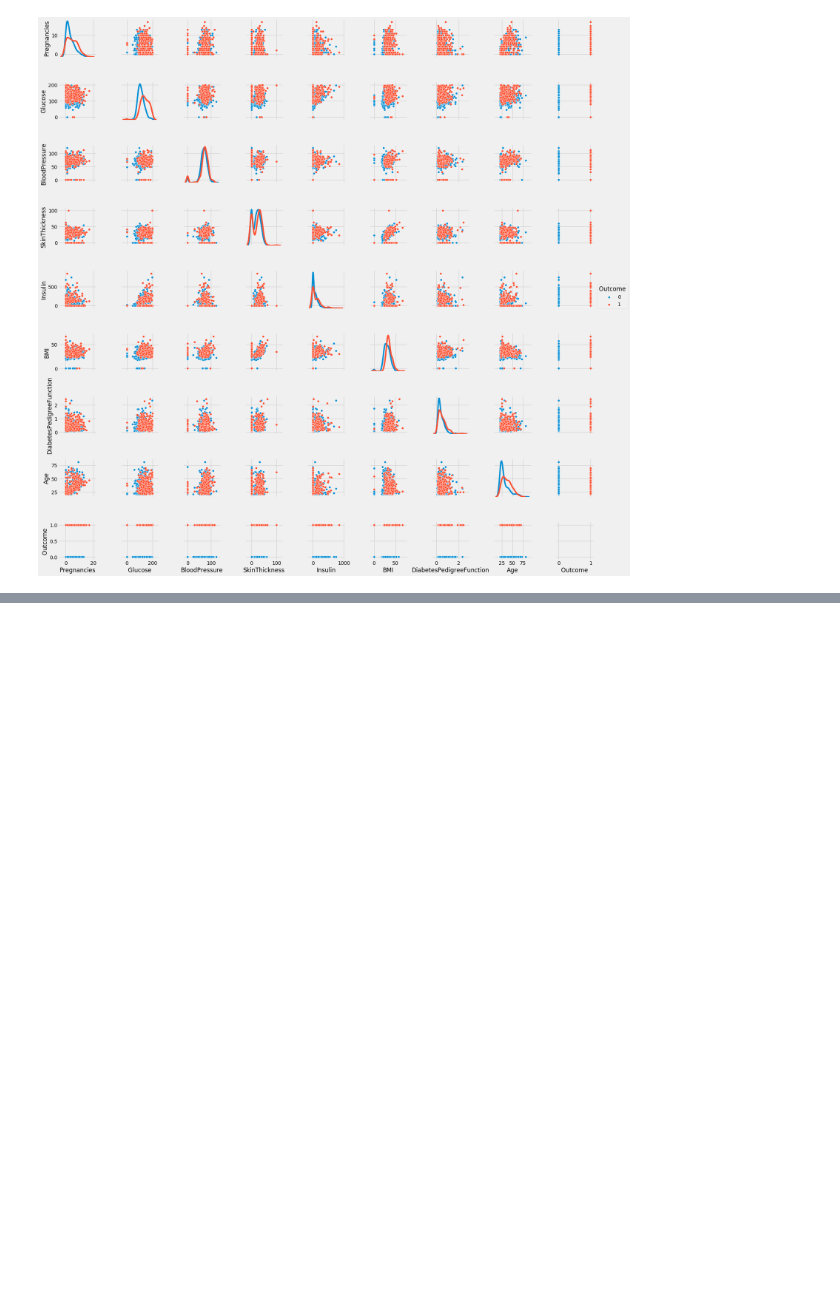
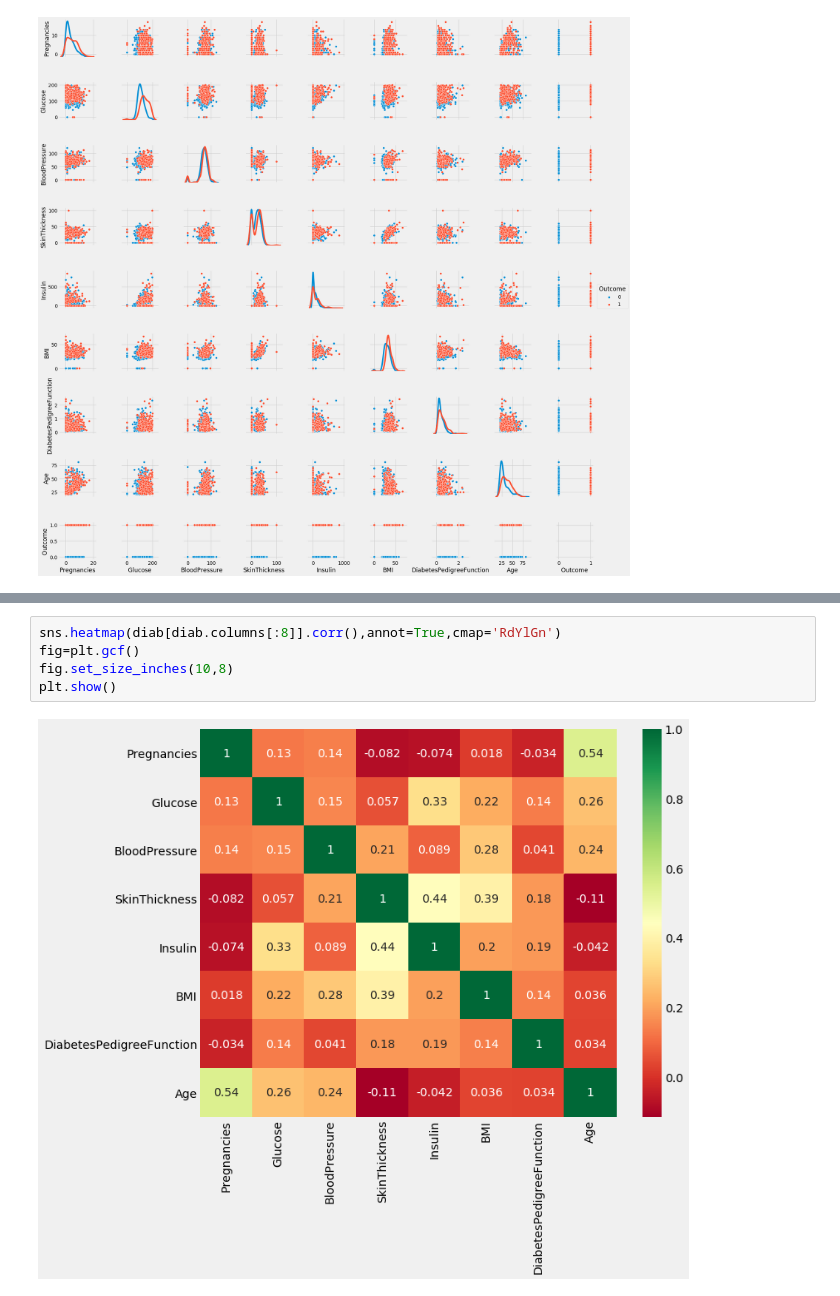
Before and after one commit to spratops/Indian_Diabetes, a Jupyter notebook: Indians Diabetes.ipynb, the cells around one changed output, grey strips where cells are left out. Cells and saved outputs as stored; diff of their text form; blank space fills up the shorter version.

```diff
--- a/Indians Diabetes.ipynb
+++ b/Indians Diabetes.ipynb
@@ -93,0 +166,7 @@ ModuleNotFoundError: No module named 'sklearn.cross_validation'
+# %%
+sns.heatmap(diab[diab.columns[:8]].corr(),annot=True,cmap='RdYlGn')
+fig=plt.gcf()
+fig.set_size_inches(10,8)
+plt.show()
+# %% [output]
+[figure, added]
```
Also changed, not shown: parts of 19 cells of this notebook.
